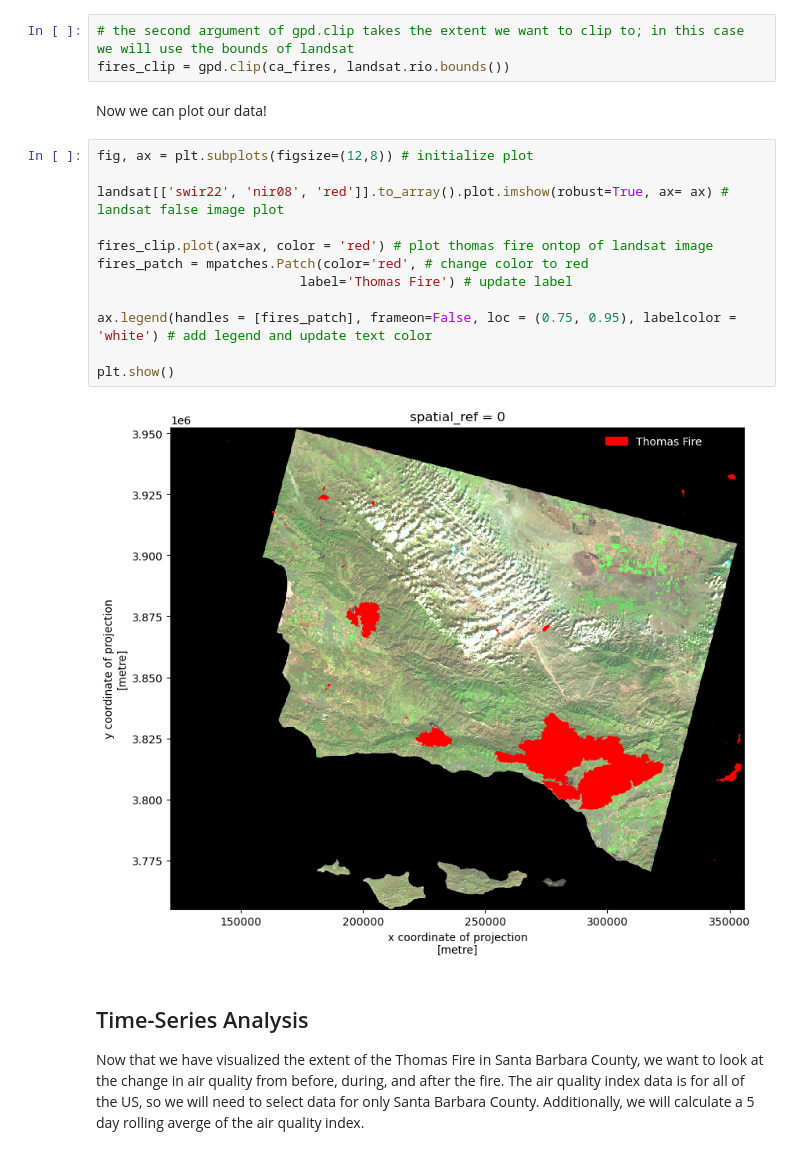
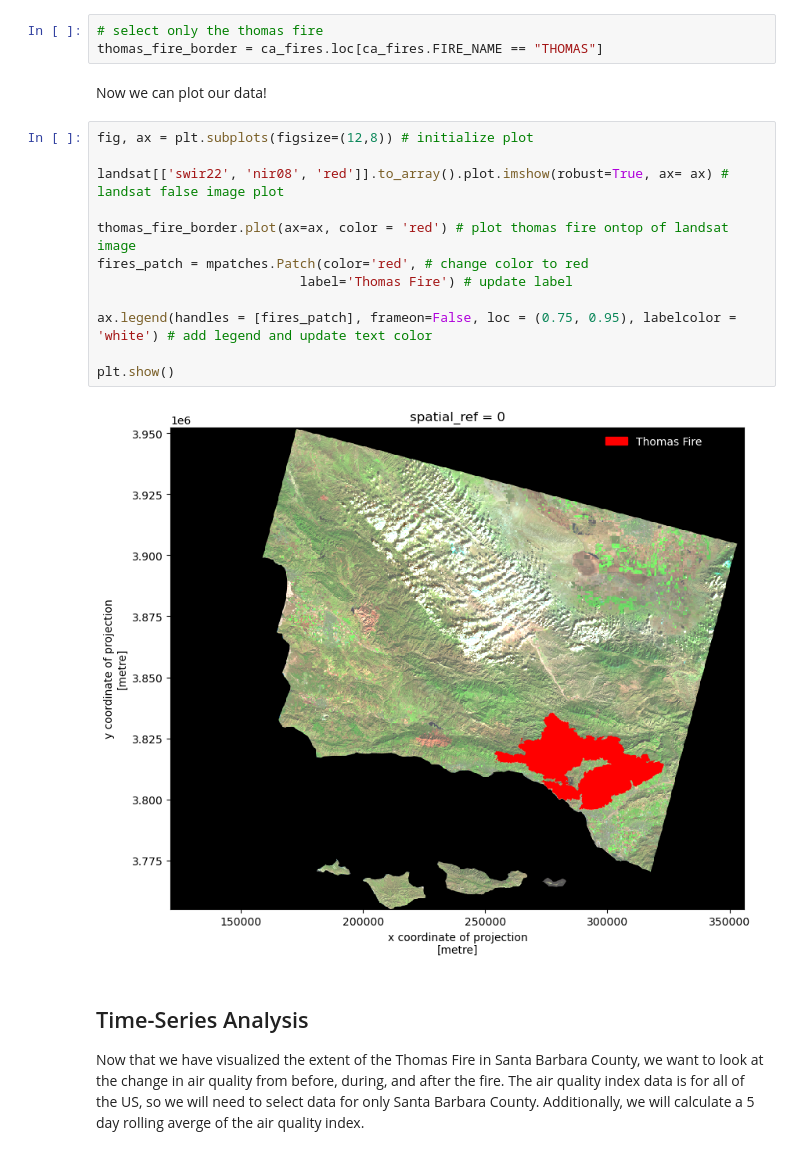
Before and after one commit to shmuir/california-fire-AQI, a Jupyter notebook: ca_fires_aqi.ipynb, the cells around one changed output. Drawn from its saved outputs; the diff is of its cells as text.

Commit message:
updated fire border

```diff
--- a/ca_fires_aqi.ipynb
+++ b/ca_fires_aqi.ipynb
@@ -143,22 +143,22 @@ Finally our last step before plotting the data will be to clip the California fi
 # %%
-# the second argument of gpd.clip takes the extent we want to clip to; in this case we will use the bounds of landsat
-fires_clip = gpd.clip(ca_fires, landsat.rio.bounds())
+# select only the thomas fire
+thomas_fire_border = ca_fires.loc[ca_fires.FIRE_NAME == "THOMAS"]
 # %% [markdown]
 Now we can plot our data!
 # %%
 fig, ax = plt.subplots(figsize=(12,8)) # initialize plot
 
 landsat[['swir22', 'nir08', 'red']].to_array().plot.imshow(robust=True, ax= ax) # landsat false image plot
 
-fires_clip.plot(ax=ax, color = 'red') # plot thomas fire ontop of landsat image
+thomas_fire_border.plot(ax=ax, color = 'red') # plot thomas fire ontop of landsat image
 fires_patch = mpatches.Patch(color='red', # change color to red
                           label='Thomas Fire') # update label
 
 ax.legend(handles = [fires_patch], frameon=False, loc = (0.75, 0.95), labelcolor = 'white') # add legend and update text color
 
 plt.show()
 # %% [output]
-[figure, old version]
+[figure, new version]
 # %% [markdown]
 ## Time-Series Analysis
 
```
Also changed, not shown: parts of 1 cell of this notebook.
